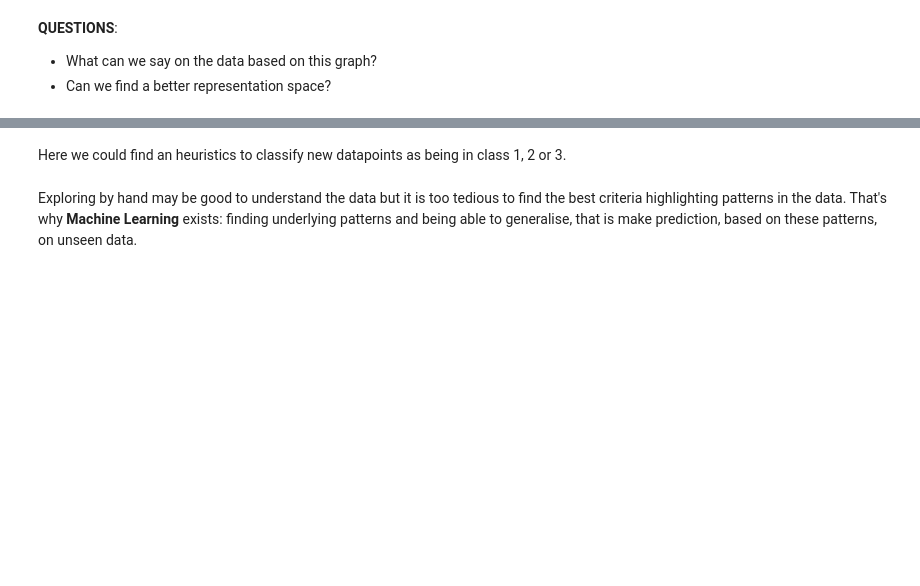
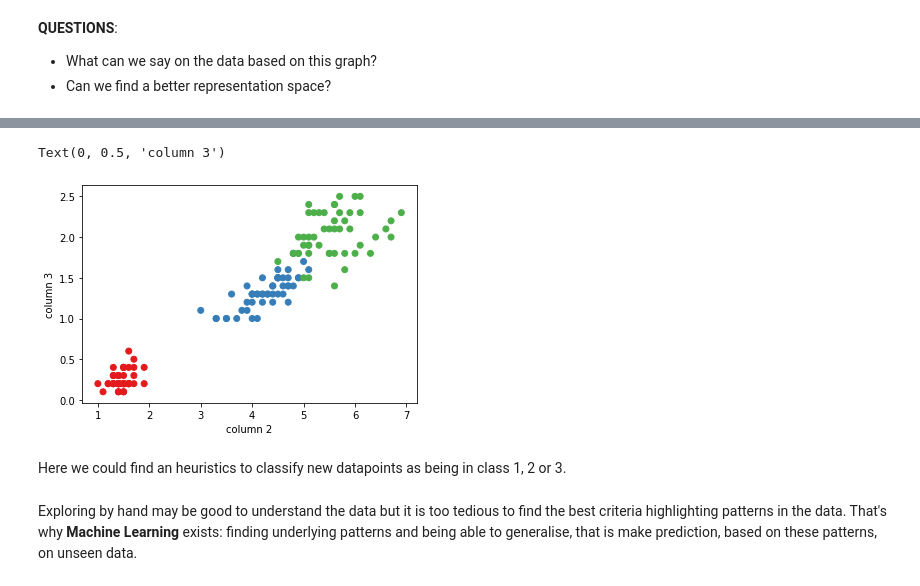
Before and after one commit to Envl/IML, a Jupyter notebook: notebooks/Basics_ML_Part-1.ipynb, the cells around one changed output, grey strips where cells are left out. Cells and saved outputs as stored; diff of their text form; code cells hidden in the pictures; blank space fills up the shorter version.

```diff
--- a/notebooks/Basics_ML_Part-1.ipynb
+++ b/notebooks/Basics_ML_Part-1.ipynb
@@ -293,3 +443,12 @@ legend()
+# %%
+data_x = features[:,2] # petal length
+data_y = features[:,3] # petal width
+plt.scatter(data_x, data_y, c=cmap(labels))
+plt.xlabel('column 2')
+plt.ylabel('column 3')
+# %% [output]
+Text(0, 0.5, 'column 3')
+[figure, added]
 # %% [markdown]
 Here we could find an heuristics to classify new datapoints as being in class 1, 2 or 3.
 # %% [markdown]
```
Also changed, not shown: parts of 63 cells of this notebook, 1 other file.
